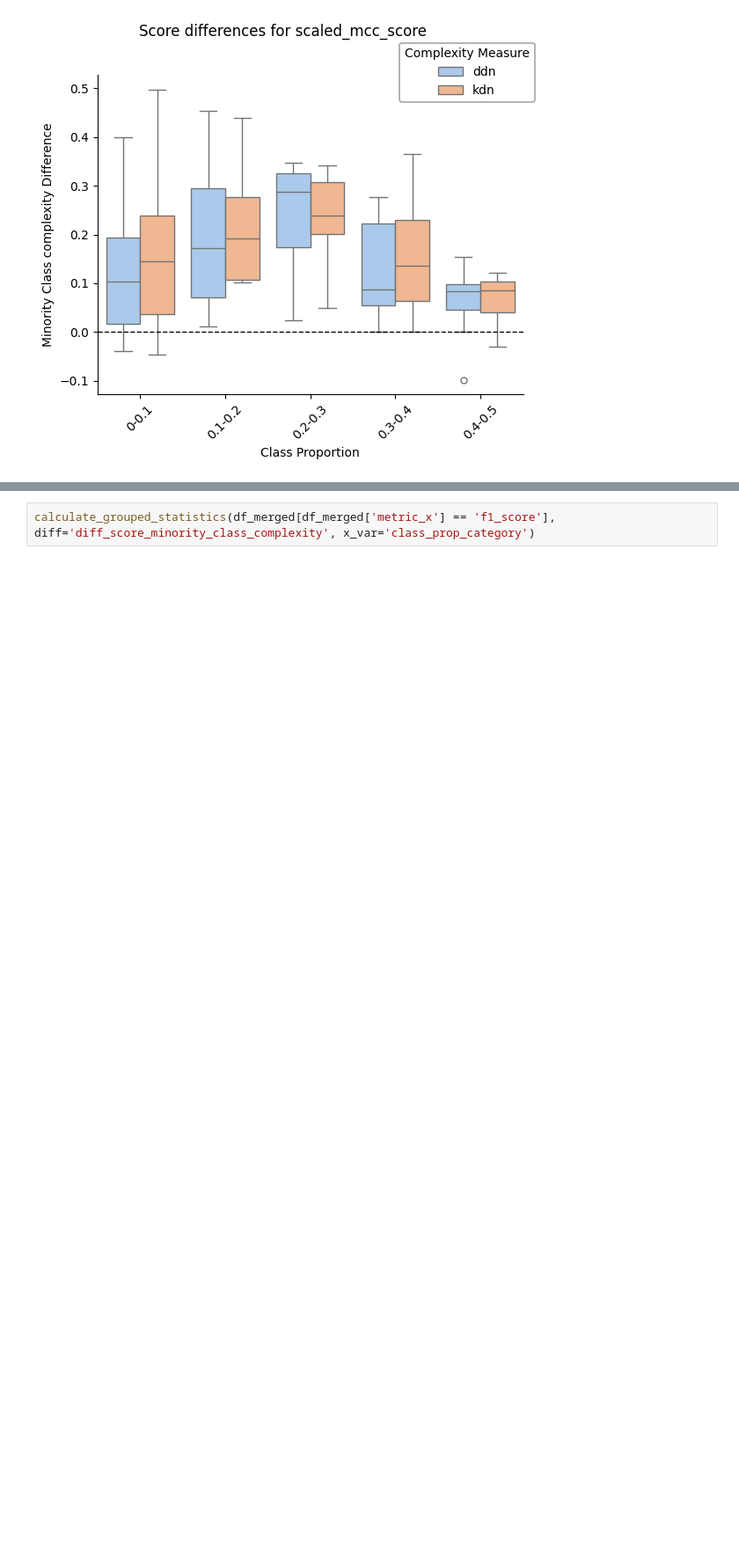
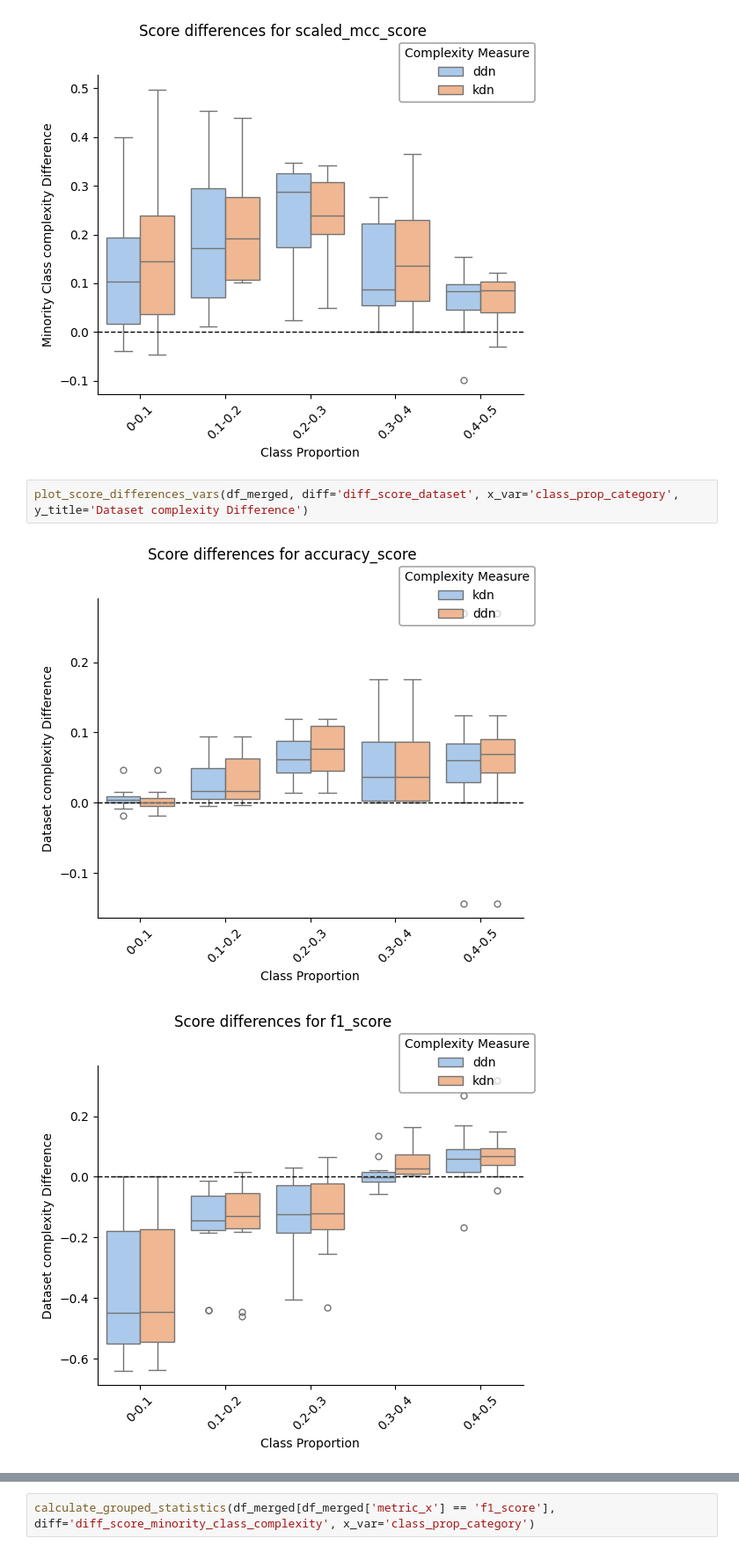
Before and after one commit to URJCDSLab/dynamic_disagreeing_neighbors, a Jupyter notebook: notebooks/best_complexity_across_proportion.ipynb, the cells around one changed output, grey strips where cells are left out. Shown at 88% size. Saved outputs shown, nothing was run; the diff lists cells and outputs as text; blank space fills up the shorter version.

```diff
--- a/notebooks/best_complexity_across_proportion.ipynb
+++ b/notebooks/best_complexity_across_proportion.ipynb
@@ -65,3 +65,8 @@ plot_score_differences_vars(df_merged, diff='diff_score_minority_class_complexit
 [figure]
 [figure]
 [figure]
+# %%
+plot_score_differences_vars(df_merged, diff='diff_score_dataset', x_var='class_prop_category', y_title='Dataset complexity Difference')
+# %% [output]
+[figure, added]
+[figure, added]
```
Also changed, not shown: parts of 5 cells of this notebook, 4 other files.
